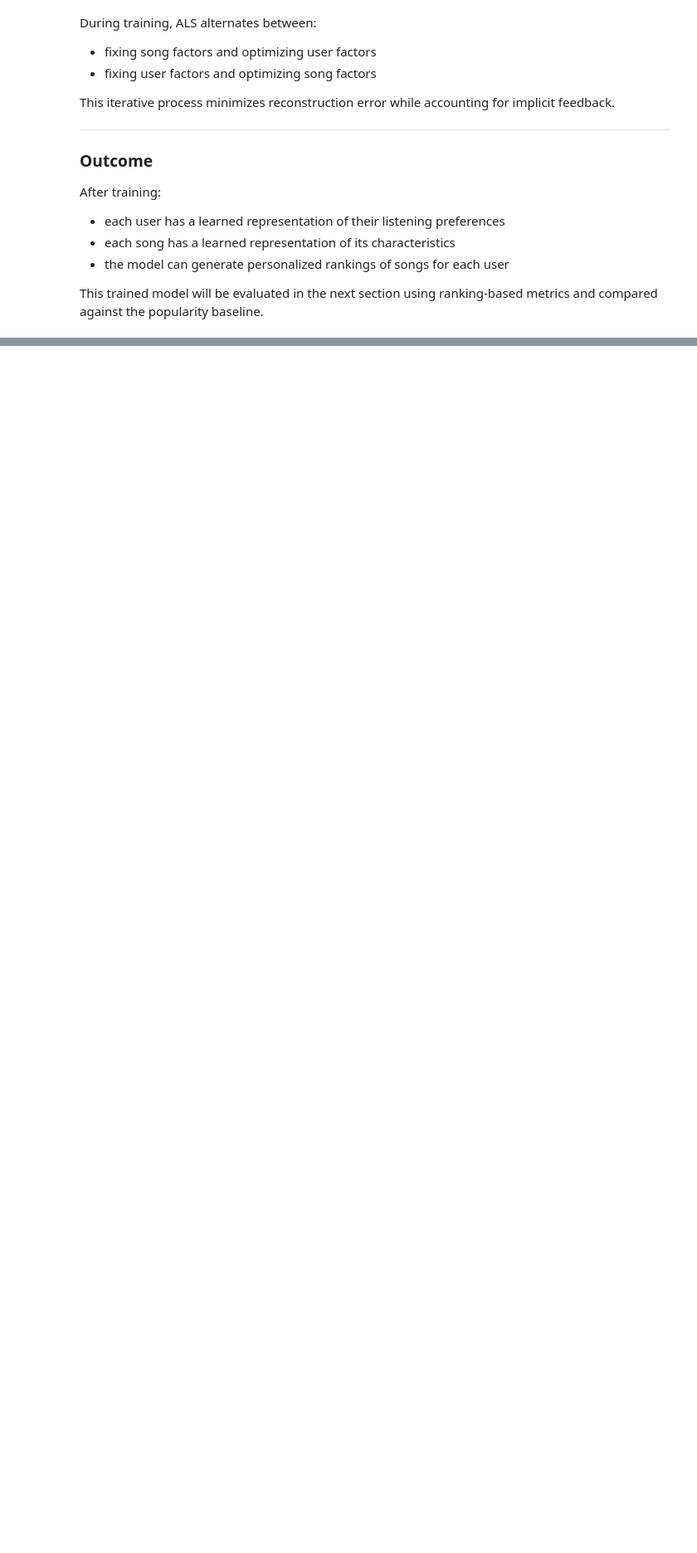
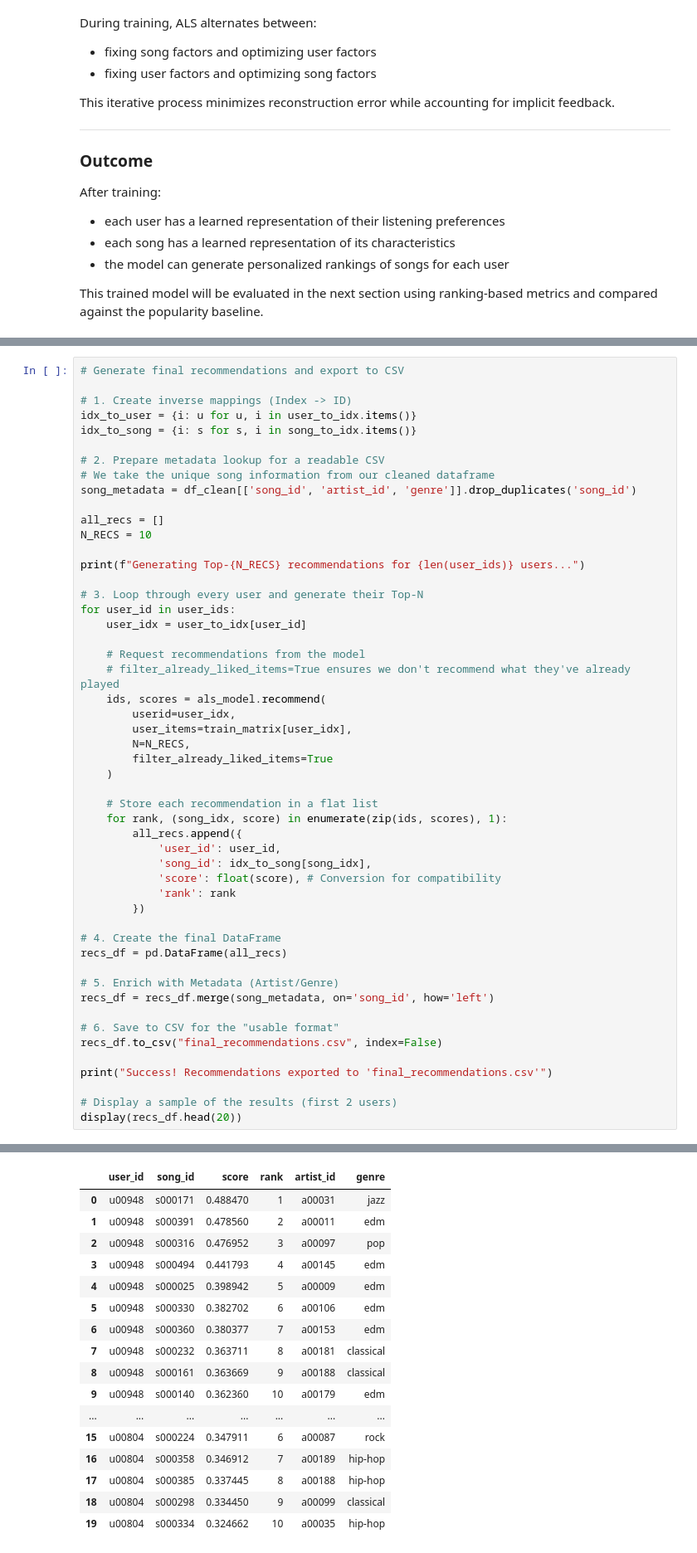
Before and after one commit to igoldin670/Music-Recommendation-System, a Jupyter notebook: music_recommender.ipynb, the cells around one changed output, grey strips where cells are left out. Shown at 83% size. Drawn from its saved outputs; the diff is of its cells as text; blank space fills up the shorter version.

```diff
--- a/music_recommender.ipynb
+++ b/music_recommender.ipynb
@@ -1110,0 +1282,52 @@ ALS NDCG@10:0.1289989649271788
+# %%
+# Generate final recommendations and export to CSV
+
+# 1. Create inverse mappings (Index -> ID)
+idx_to_user = {i: u for u, i in user_to_idx.items()}
+idx_to_song = {i: s for s, i in song_to_idx.items()}
+
+# 2. Prepare metadata lookup for a readable CSV
+# We take the unique song information from our cleaned dataframe
+song_metadata = df_clean[['song_id', 'artist_id', 'genre']].drop_duplicates('song_id')
+
+all_recs = []
+N_RECS = 10
+
+print(f"Generating Top-{N_RECS} recommendations for {len(user_ids)} users...")
+
+# 3. Loop through every user and generate their Top-N
+for user_id in user_ids:
+    user_idx = user_to_idx[user_id]
+
+    # Request recommendations from the model
+    # filter_already_liked_items=True ensures we don't recommend what they've already played
+    ids, scores = als_model.recommend(
+        userid=user_idx,
+        user_items=train_matrix[user_idx],
+        N=N_RECS,
+        filter_already_liked_items=True
+    )
+
+    # Store each recommendation in a flat list
+    for rank, (song_idx, score) in enumerate(zip(ids, scores), 1):
+        all_recs.append({
+            'user_id': user_id,
+            'song_id': idx_to_song[song_idx],
+            'score': float(score), # Conversion for compatibility
+            'rank': rank
+        })
+
+# 4. Create the final DataFrame
+recs_df = pd.DataFrame(all_recs)
+
+# 5. Enrich with Metadata (Artist/Genre)
+recs_df = recs_df.merge(song_metadata, on='song_id', how='left')
+
+# 6. Save to CSV for the "usable format"
+recs_df.to_csv("final_recommendations.csv", index=False)
+
+print("Success! Recommendations exported to 'final_recommendations.csv'")
+
+# Display a sample of the results (first 2 users)
+display(recs_df.head(20))
+# %% [output]
@@ -1110,0 +1336,17 @@ ALS NDCG@10:0.1289989649271788
+|  | user_id | song_id | score | rank | artist_id | genre |
+| 0 | u00948 | s000171 | 0.488470 | 1 | a00031 | jazz |
+| 1 | u00948 | s000391 | 0.478560 | 2 | a00011 | edm |
+| 2 | u00948 | s000316 | 0.476952 | 3 | a00097 | pop |
+| 3 | u00948 | s000494 | 0.441793 | 4 | a00145 | edm |
+| 4 | u00948 | s000025 | 0.398942 | 5 | a00009 | edm |
+| 5 | u00948 | s000330 | 0.382702 | 6 | a00106 | edm |
+| 6 | u00948 | s000360 | 0.380377 | 7 | a00153 | edm |
+| 7 | u00948 | s000232 | 0.363711 | 8 | a00181 | classical |
+| 8 | u00948 | s000161 | 0.363669 | 9 | a00188 | classical |
+| 9 | u00948 | s000140 | 0.362360 | 10 | a00179 | edm |
+| ... | ... | ... | ... | ... | ... | ... |
+| 15 | u00804 | s000224 | 0.347911 | 6 | a00087 | rock |
+| 16 | u00804 | s000358 | 0.346912 | 7 | a00189 | hip-hop |
+| 17 | u00804 | s000385 | 0.337445 | 8 | a00188 | hip-hop |
+| 18 | u00804 | s000298 | 0.334450 | 9 | a00099 | classical |
+| 19 | u00804 | s000334 | 0.324662 | 10 | a00035 | hip-hop |
```
Also changed, not shown: parts of 6 cells of this notebook, 1 other file.
